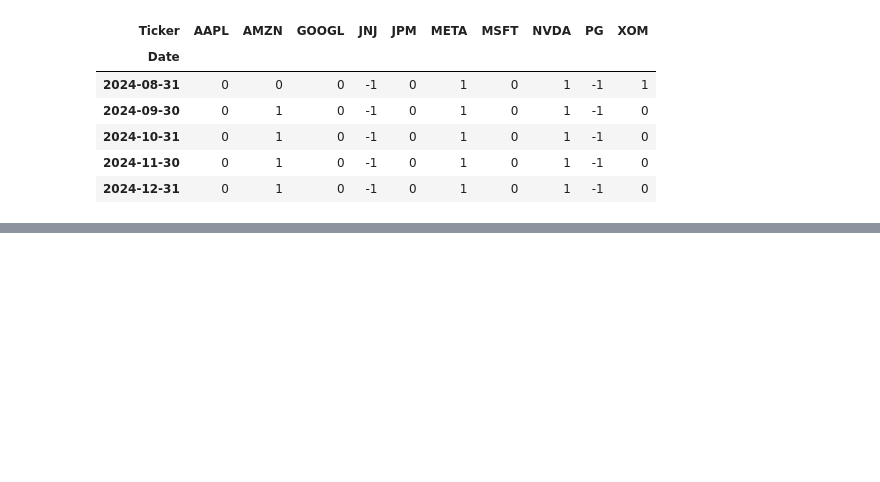
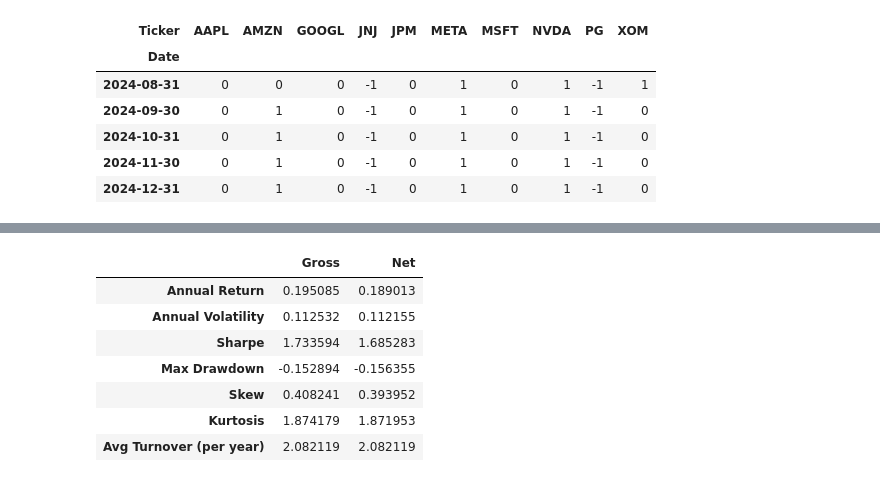
Before and after one commit to Franck-N-C-Richard/Multifactor_Equities, a Jupyter notebook: notebooks/multifactor.ipynb, the cells around one changed output, grey strips where cells are left out. Drawn from its saved outputs; the diff is of its cells as text; code cells hidden in the pictures; blank space fills up the shorter version.

```diff
--- a/notebooks/multifactor.ipynb
+++ b/notebooks/multifactor.ipynb
@@ -200,0 +299,41 @@ signal.tail()
+# %%
+def sharpe(serie, freq=12):
+    mu = serie.mean() * freq
+    sd = serie.std(ddof=1) * np.sqrt(freq)
+    return mu / sd if sd > 0 else np.nan
+
+def max_dd(cum_curve):
+    roll = cum_curve.cummax()
+    dd = cum_curve/roll - 1
+    return dd.min()
+
+def perf_report(p, ec, to, freq=12):
+    ann_ret = (1+p).prod()**(freq/len(p)) - 1
+    ann_vol = p.std(ddof=1)*np.sqrt(freq)
+    sr = ann_ret/ann_vol if ann_vol>0 else np.nan
+    dd = max_dd(ec)
+    skew = p.skew()
+    kurt = p.kurtosis()
+    avg_to = to.mean()*freq
+    return pd.Series({
+        "Annual Return": ann_ret,
+        "Annual Volatility": ann_vol,
+        "Sharpe": sr,
+        "Max Drawdown": dd,
+        "Skew": skew,
+        "Kurtosis": kurt,
+        "Avg Turnover (per year)": avg_to
+    })
+
+rep_gross = perf_report(pnl, equity, turnover)
+rep_net   = perf_report(pnl_net, equity_net, turnover)
+display(pd.DataFrame({"Gross": rep_gross, "Net": rep_net}))
+# %% [output]
+|  | Gross | Net |
+| Annual Return | 0.195085 | 0.189013 |
+| Annual Volatility | 0.112532 | 0.112155 |
+| Sharpe | 1.733594 | 1.685283 |
+| Max Drawdown | -0.152894 | -0.156355 |
+| Skew | 0.408241 | 0.393952 |
+| Kurtosis | 1.874179 | 1.871953 |
+| Avg Turnover (per year) | 2.082119 | 2.082119 |
```
Also changed, not shown: parts of 5 cells of this notebook.
